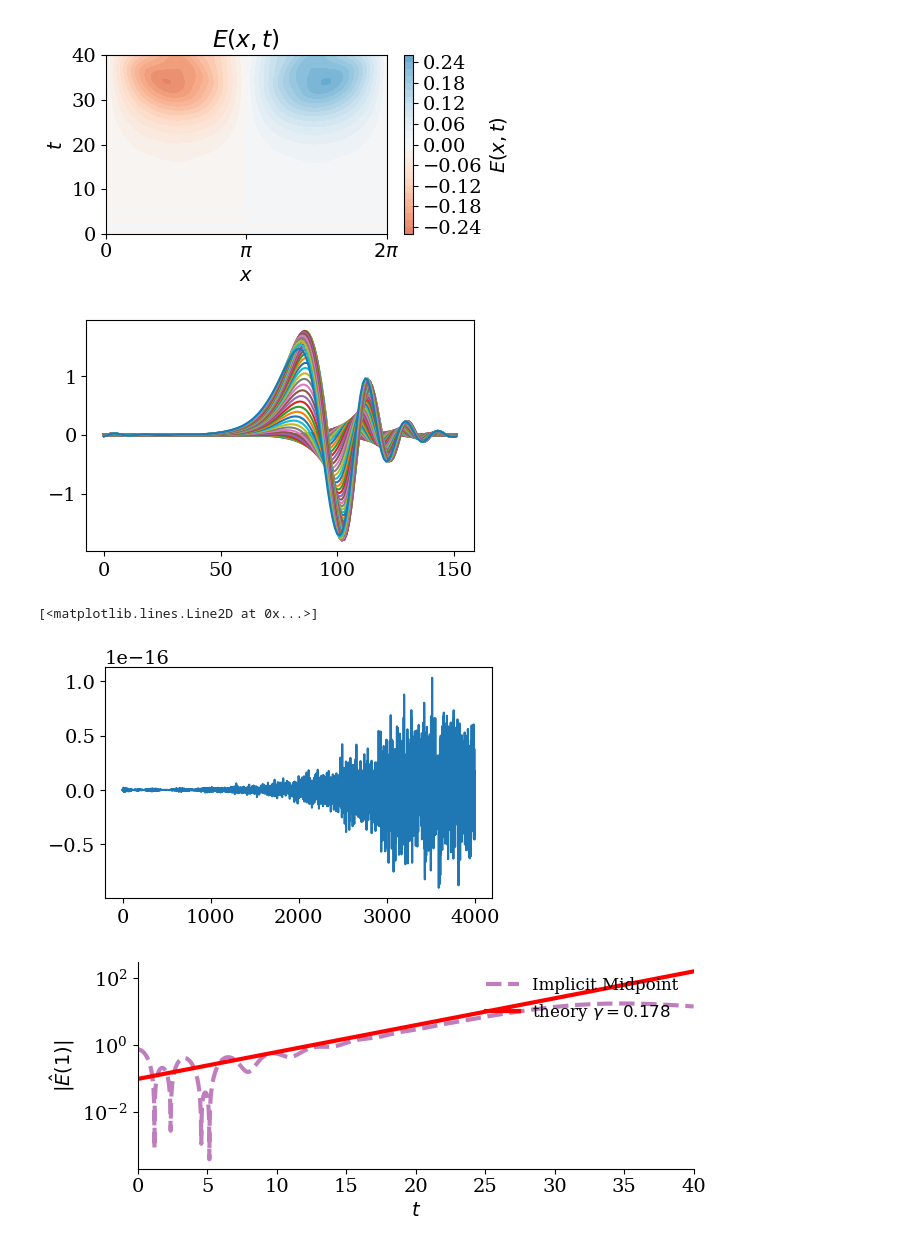
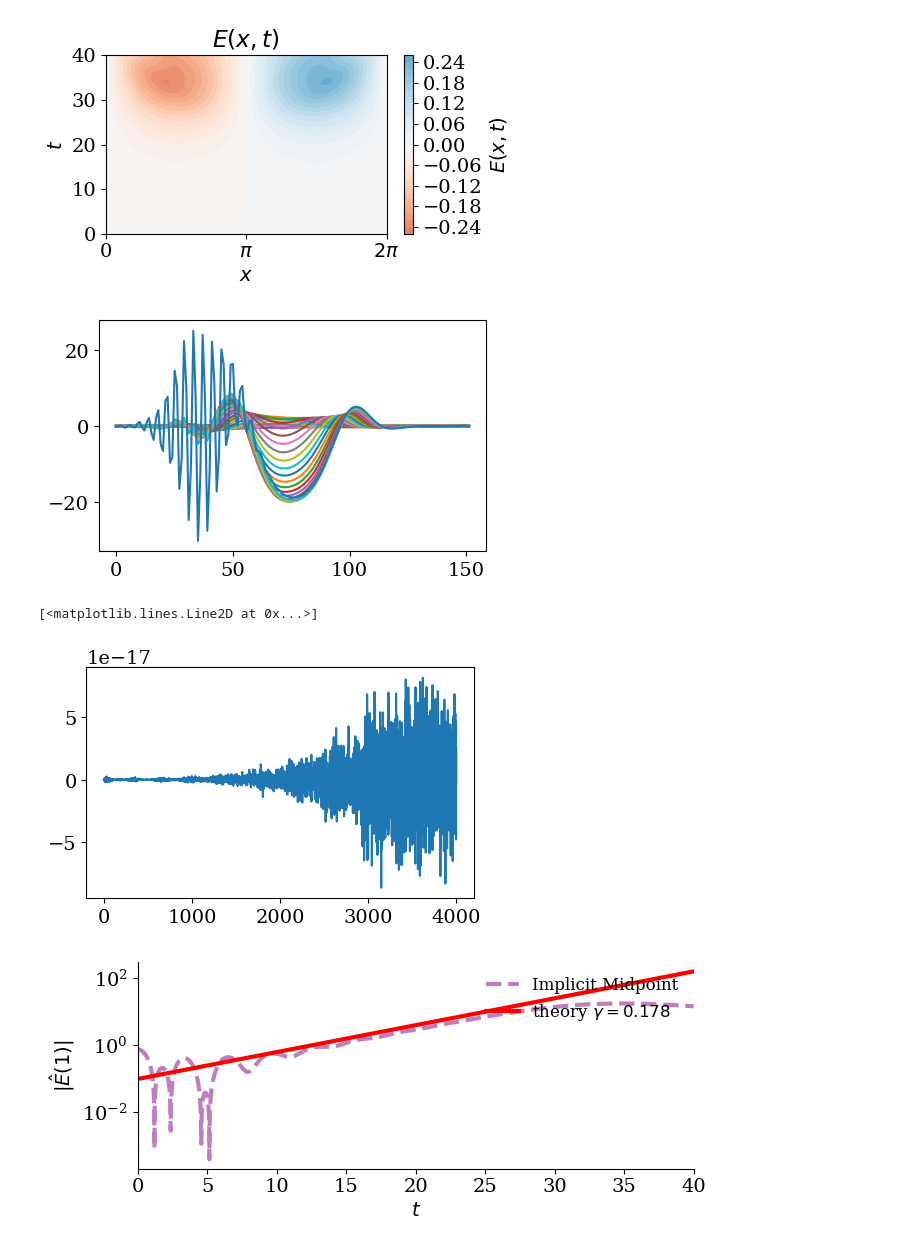
Before and after one commit to opaliss/HermiteFD-ROM, a Jupyter notebook: FOM/two_stream_instability_FOM.ipynb, the cells around one changed output. Cells and saved outputs as stored; diff of their text form; code cells hidden in the pictures.

```diff
--- a/FOM/two_stream_instability_FOM.ipynb
+++ b/FOM/two_stream_instability_FOM.ipynb
@@ -30,8 +30,8 @@ plt.rcParams["animation.html"] = "jshtml"  # for matplotlib 2.1 and above, uses
 # %% [markdown]
 # Two Stream Instability
 # %%
-setup = SimulationSetupTwoStreamFOM(Nx=151,
-                                    Nv=150,
+setup = SimulationSetupTwoStreamFOM(Nx=351,
+                                    Nv=250,
                                     epsilon=1e-2,
                                     alpha_e1=0.5,
                                     alpha_e2=0.5,
@@ -43,8 +43,8 @@ setup = SimulationSetupTwoStreamFOM(Nx=151,
                                     dt=1e-2,
                                     T0=0,
                                     T=40,
-                                    nu_e1=20,
-                                    nu_e2=20,
+                                    nu_e1=15,
+                                    nu_e2=15,
                                     n0_e1=0.5,
                                     n0_e2=0.5)
 # %%
@@ -146,14 +146,14 @@ plt.tight_layout()
 # %% [output]
 [figure]
 # %%
-_ = plt.plot(state_e2_midpoint[75, :, ::20])
+_ = plt.plot(state_e1_midpoint[60, :, ::40])
 # %% [output]
-[figure, old version]
+[figure, new version]
 # %%
 plt.plot(np.mean(E_midpoint[:-1, :], axis=0))
 # %% [output]
 [<matplotlib.lines.Line2D at 0x...>]
-[figure, old version]
+[figure, new version]
 # %%
 # save the electric field
 # np.save("../data/FOM/two_stream/sample_" + str(setup.u_e2) + "/sol_midpoint_E_" + str(setup.Nv)+ "_nu_" + str(setup.nu) + ".npy", E_midpoint)
```
Also changed, not shown: parts of 3 cells of this notebook, 5 other files.
